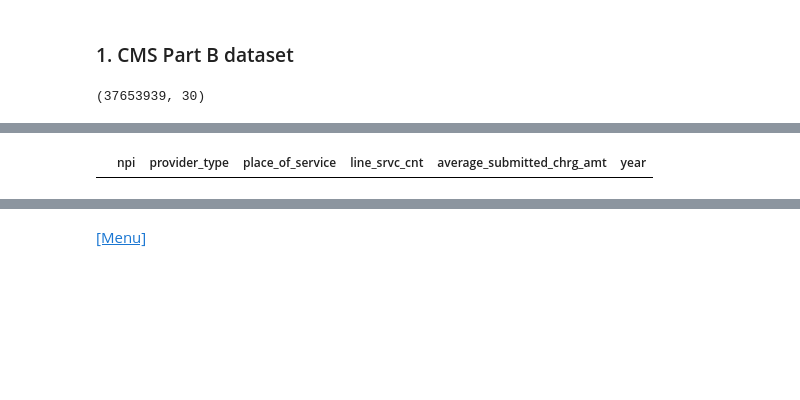
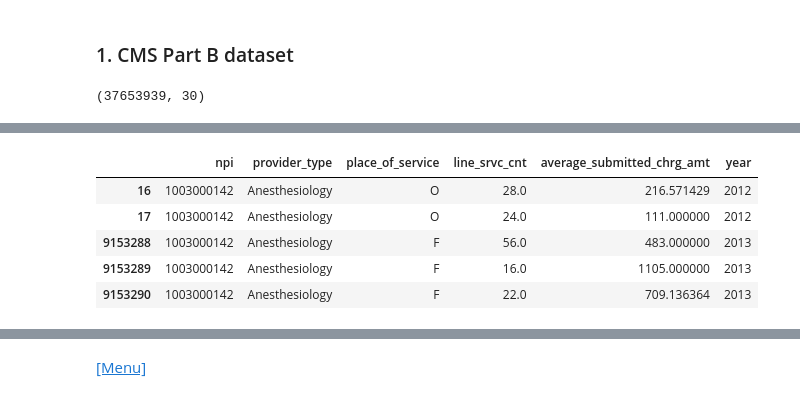
Before and after one commit to taidnguyen/healthcare-fraud-ai, a Jupyter notebook: main/Main.ipynb, the cells around one changed output, grey strips where cells are left out. Saved outputs shown, nothing was run; the diff lists cells and outputs as text; code cells hidden in the pictures; blank space fills up the shorter version.

```diff
--- a/main/Main.ipynb
+++ b/main/Main.ipynb
@@ -149,12 +149,17 @@ partB_df.head()
 # %%
-partB_df.loc[partB_df['npi'] == 1003000142][['npi',
+partB_df.loc[partB_df['npi'] == '1003000142'][['npi',
                                              'provider_type',
                                              'place_of_service',
                                              'line_srvc_cnt',
                                              'average_submitted_chrg_amt',
                                              'year']][:5]
 # %% [output]
 |  | npi | provider_type | place_of_service | line_srvc_cnt | average_submitted_chrg_amt | year |
+| 16 | 1003000142 | Anesthesiology | O | 28.0 | 216.571429 | 2012 |
+| 17 | 1003000142 | Anesthesiology | O | 24.0 | 111.000000 | 2012 |
+| 9153288 | 1003000142 | Anesthesiology | F | 56.0 | 483.000000 | 2013 |
+| 9153289 | 1003000142 | Anesthesiology | F | 16.0 | 1105.000000 | 2013 |
+| 9153290 | 1003000142 | Anesthesiology | F | 22.0 | 709.136364 | 2013 |
 # %%
 partB_df['year'].value_counts()
 # %% [output]
```
Also changed, not shown: parts of 9 cells of this notebook.
